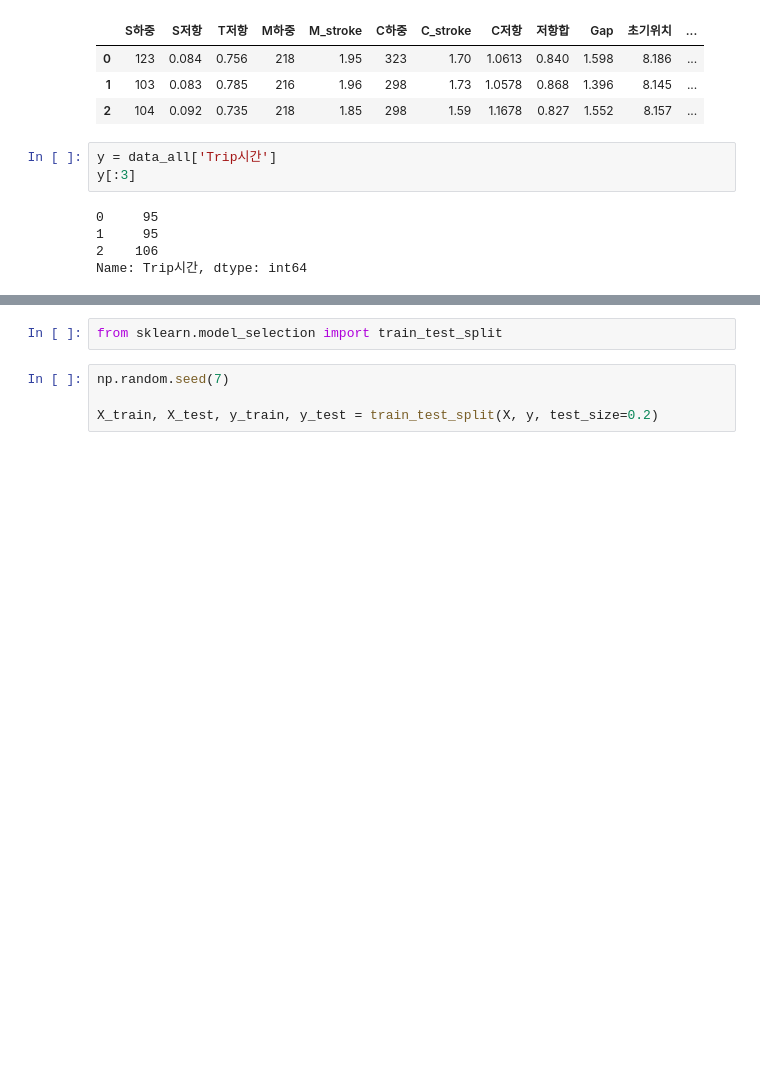
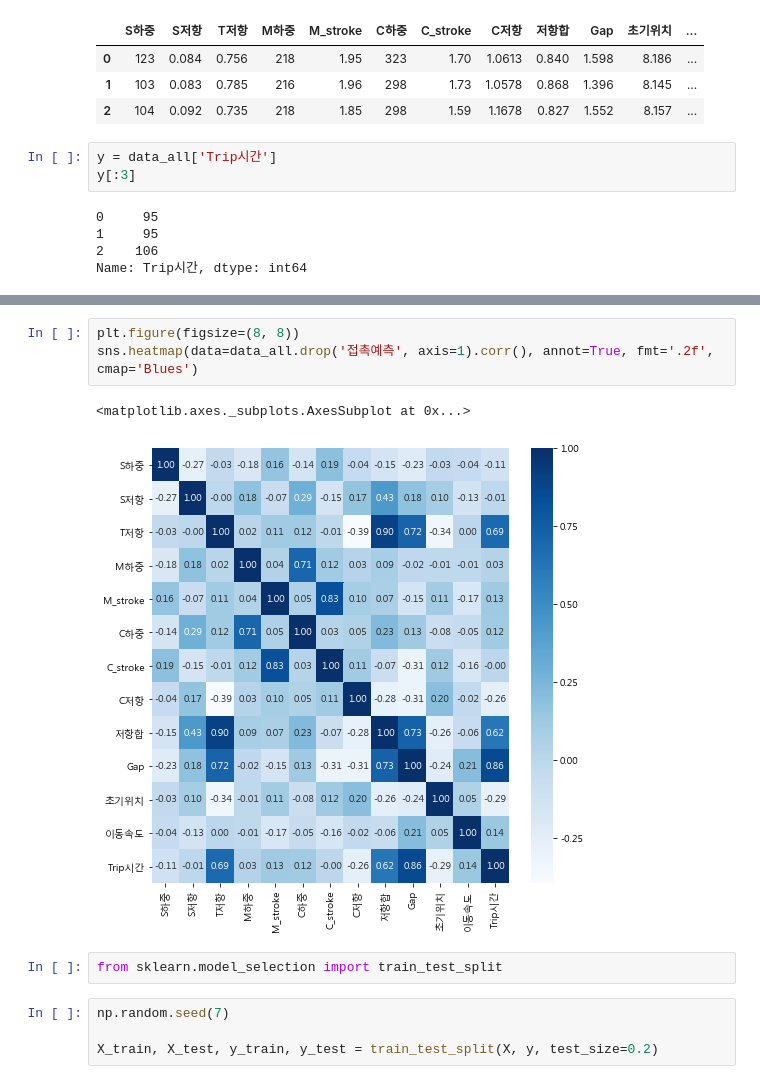
Before and after one commit to RollingThunder-B/DT_academy_edu_B, a Jupyter notebook: Project/MC_ml/과전류_test1-Copy1.ipynb, the cells around one changed output, grey strips where cells are left out. Drawn from its saved outputs; the diff is of its cells as text; blank space fills up the shorter version.

```diff
--- a/Project/MC_ml/과전류_test1-Copy1.ipynb
+++ b/Project/MC_ml/과전류_test1-Copy1.ipynb
@@ -60,3 +91,9 @@ Name: Trip시간, dtype: int64
+# %%
+plt.figure(figsize=(8, 8))
+sns.heatmap(data=data_all.drop('접촉예측', axis=1).corr(), annot=True, fmt='.2f', cmap='Blues')
+# %% [output]
+<matplotlib.axes._subplots.AxesSubplot at 0x...>
+[figure, added]
 # %%
 from sklearn.model_selection import train_test_split
 # %%
```
Also changed, not shown: parts of 16 cells of this notebook, 12 other files.
